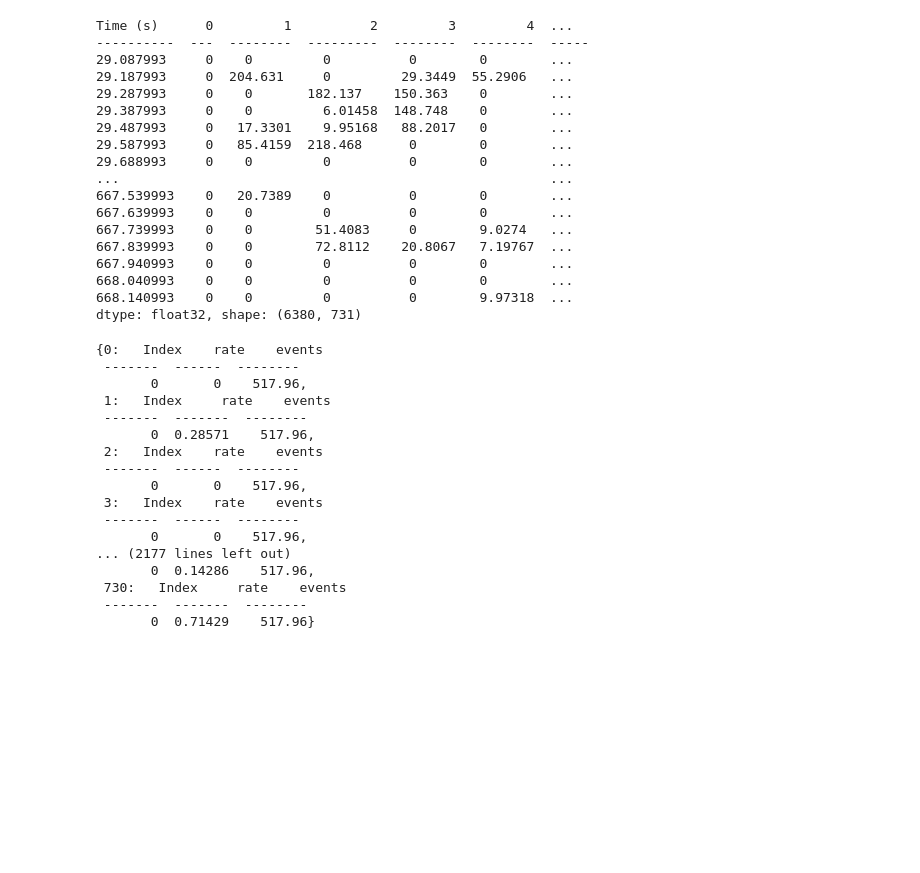
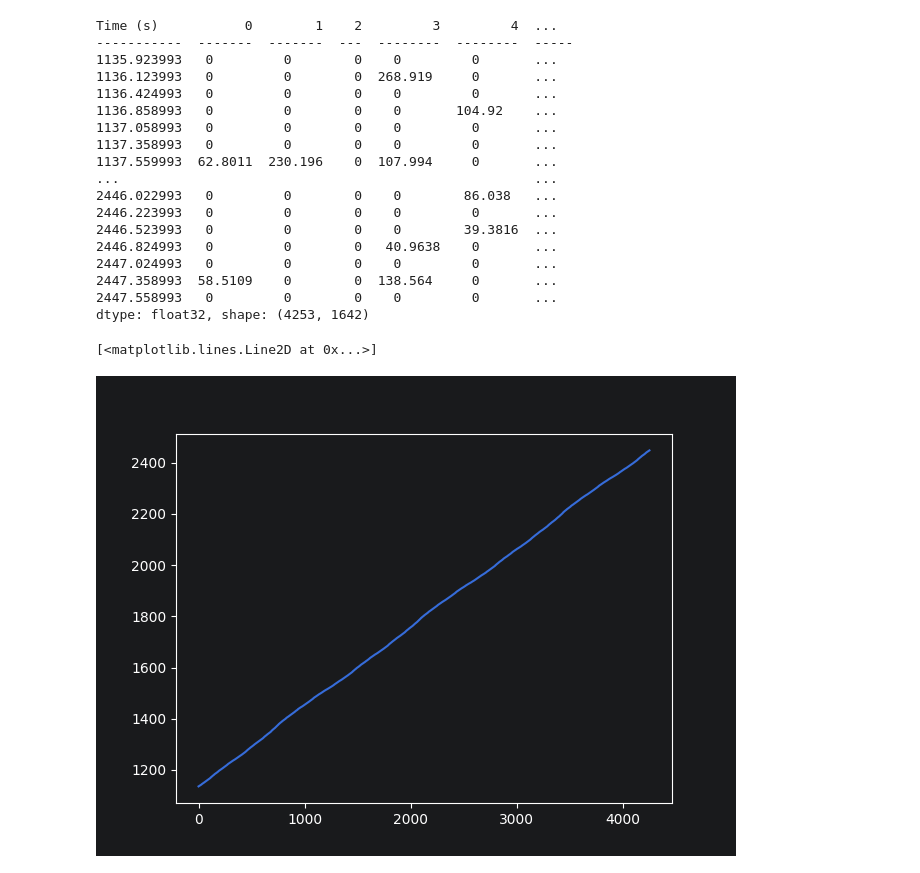
Before and after one commit to NeuroNetMem/batch2p, a Jupyter notebook: notebooks/analysis_workflow.ipynb, the cells around one changed output. Cells and saved outputs as stored; diff of their text form; code cells hidden in the pictures; blank space fills up the shorter version.

```diff
--- a/notebooks/analysis_workflow.ipynb
+++ b/notebooks/analysis_workflow.ipynb
@@ -24,5 +27,5 @@ import pandas as pd
 # %%
-root_path = Path("/data/ofl_2p/20251118")
+root_path = Path("/vol/battaglialab/imaging1/rotinda/AATC/490212_Donatello/20260614/AATC_r1results/behavior_sync")
 
 project = nap.load_folder(root_path)
 print(project)
@@ -36,5 +38,5 @@ print(project)
 # %%
-session = project["preprocessing_results"]["behavior_sync"]
+session = project
 session.view
 # %% [output]
 📂 behavior_sync
@@ -73,28 +149,33 @@ def extract_rewards(r: nap.IntervalSet):
 # %%
 rewards = extract_rewards(session["behavior"]["Valve_Toggle"])
 # %%
-spks = session['spks_sync']
+spks = session['plane0']['spks_sync']
 # %%
 spks
 # %% [output]
-Time (s)      0         1          2         3         4  ...
-----------  ---  --------  ---------  --------  --------  -----
-29.087993     0    0         0          0        0        ...
-29.187993     0  204.631     0         29.3449  55.2906   ...
-29.287993     0    0       182.137    150.363    0        ...
-29.387993     0    0         6.01458  148.748    0        ...
-29.487993     0   17.3301    9.95168   88.2017   0        ...
-29.587993     0   85.4159  218.468      0        0        ...
-29.688993     0    0         0          0        0        ...
-...                                                       ...
-667.539993    0   20.7389    0          0        0        ...
-667.639993    0    0         0          0        0        ...
-667.739993    0    0        51.4083     0        9.0274   ...
-667.839993    0    0        72.8112    20.8067   7.19767  ...
-667.940993    0    0         0          0        0        ...
-668.040993    0    0         0          0        0        ...
-668.140993    0    0         0          0        9.97318  ...
-dtype: float32, shape: (6380, 731)
+Time (s)           0        1    2         3         4  ...
+-----------  -------  -------  ---  --------  --------  -----
+1135.923993   0         0        0    0         0       ...
+1136.123993   0         0        0  268.919     0       ...
+1136.424993   0         0        0    0         0       ...
+1136.858993   0         0        0    0       104.92    ...
+1137.058993   0         0        0    0         0       ...
+1137.358993   0         0        0    0         0       ...
+1137.559993  62.8011  230.196    0  107.994     0       ...
+...                                                     ...
+2446.022993   0         0        0    0        86.038   ...
+2446.223993   0         0        0    0         0       ...
+2446.523993   0         0        0    0        39.3816  ...
+2446.824993   0         0        0   40.9638    0       ...
+2447.024993   0         0        0    0         0       ...
+2447.358993  58.5109    0        0  138.564     0       ...
+2447.558993   0         0        0    0         0       ...
+dtype: float32, shape: (4253, 1642)
+# %%
+plt.plot(spks.t)
+# %% [output]
+[<matplotlib.lines.Line2D at 0x...>]
+[figure, added]
 # %%
 def spks_as_tsgroup(threshold: float, spks: nap.TsdFrame):
     t = spks.t
@@ -106,24 +187,6 @@ spikes = spks_as_tsgroup(100, spks)
 # %%
 peth = nap.compute_perievent(data=spikes, events=rewards, window=(-2, 5))
 peth
-# %% [output]
-{0:   Index    rate    events
- -------  ------  --------
-       0       0    517.96,
- 1:   Index     rate    events
- -------  -------  --------
-       0  0.28571    517.96,
- 2:   Index    rate    events
- -------  ------  --------
-       0       0    517.96,
- 3:   Index    rate    events
- -------  ------  --------
-       0       0    517.96,
-... (2177 lines left out)
-       0  0.14286    517.96,
- 730:   Index     rate    events
- -------  -------  --------
-       0  0.71429    517.96}
 # %%
 def plot_peth(unit_peth, unit_peth_counts, ax_mean, ax_spikes, color=None):
     mean = np.mean(unit_peth_counts / bin_size, axis=1)
```
Also changed, not shown: parts of 16 cells of this notebook, 6 other files.
